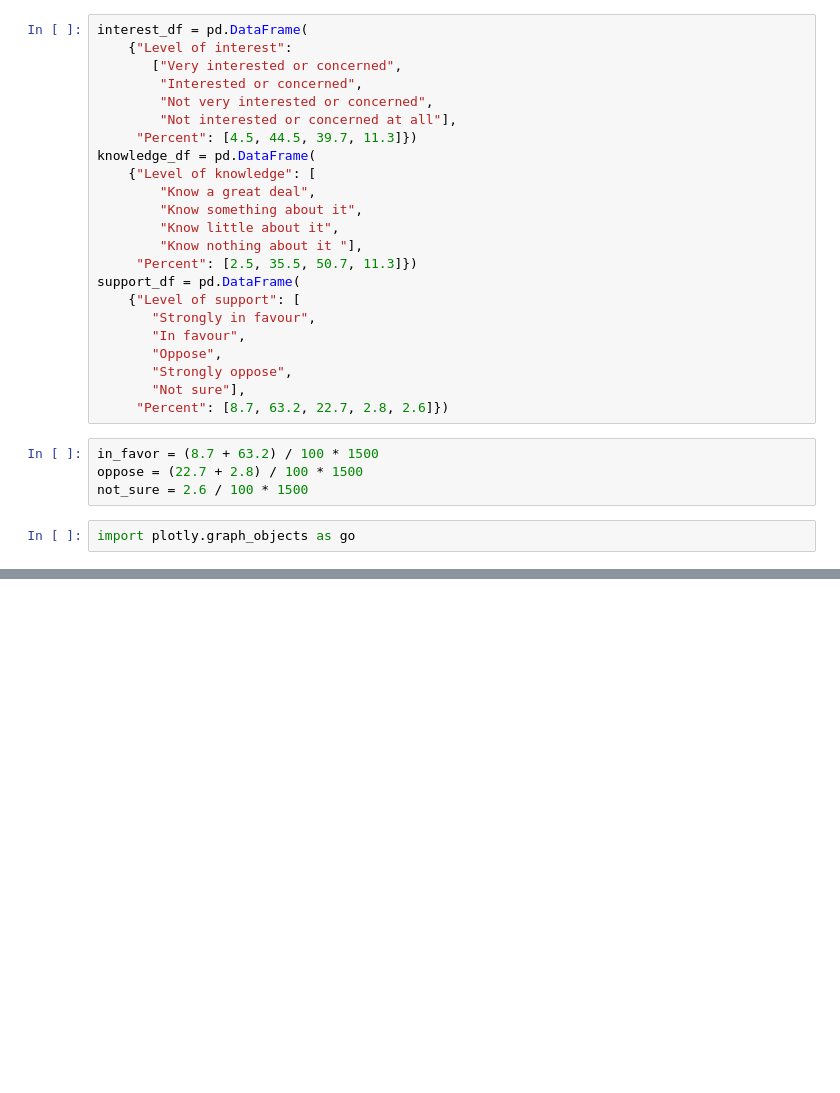
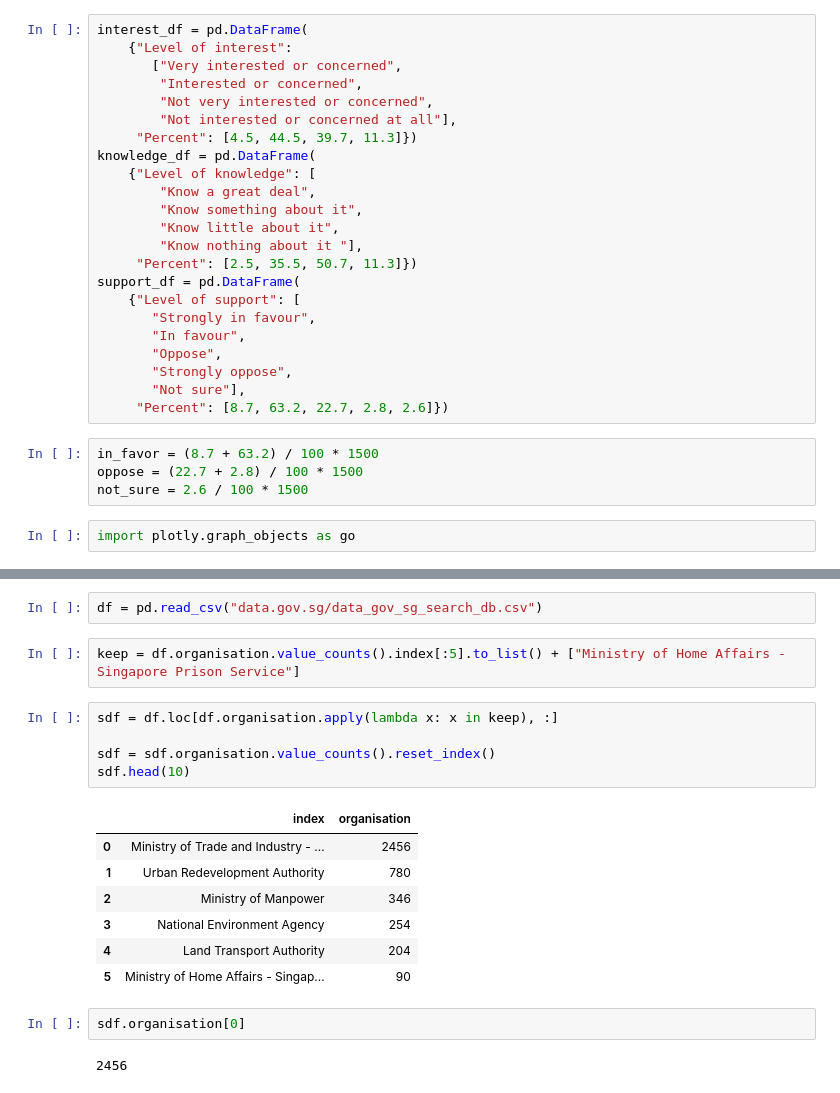
Before and after one commit to leewtai/kontinental, a Jupyter notebook: proj/make_graphs.ipynb, the cells around one changed output, grey strips where cells are left out. Cells and saved outputs as stored; diff of their text form; blank space fills up the shorter version.

```diff
--- a/proj/make_graphs.ipynb
+++ b/proj/make_graphs.ipynb
@@ -226,3 +289,24 @@ fig.update_layout(title_text="On drug trafficking - change of support if innocen
 fig.show()
 # %% [output]
 [interactive output not drawn]
+# %%
+df = pd.read_csv("data.gov.sg/data_gov_sg_search_db.csv")
+# %%
+keep = df.organisation.value_counts().index[:5].to_list() + ["Ministry of Home Affairs - Singapore Prison Service"]
+# %%
+sdf = df.loc[df.organisation.apply(lambda x: x in keep), :]
+
+sdf = sdf.organisation.value_counts().reset_index()
+sdf.head(10)
+# %% [output]
+|  | index | organisation |
+| 0 | Ministry of Trade and Industry - ... | 2456 |
+| 1 | Urban Redevelopment Authority | 780 |
+| 2 | Ministry of Manpower | 346 |
+| 3 | National Environment Agency | 254 |
+| 4 | Land Transport Authority | 204 |
+| 5 | Ministry of Home Affairs - Singap... | 90 |
+# %%
+sdf.organisation[0]
+# %% [output]
+2456
```
Also changed, not shown: parts of 15 cells of this notebook, 1 other file.
